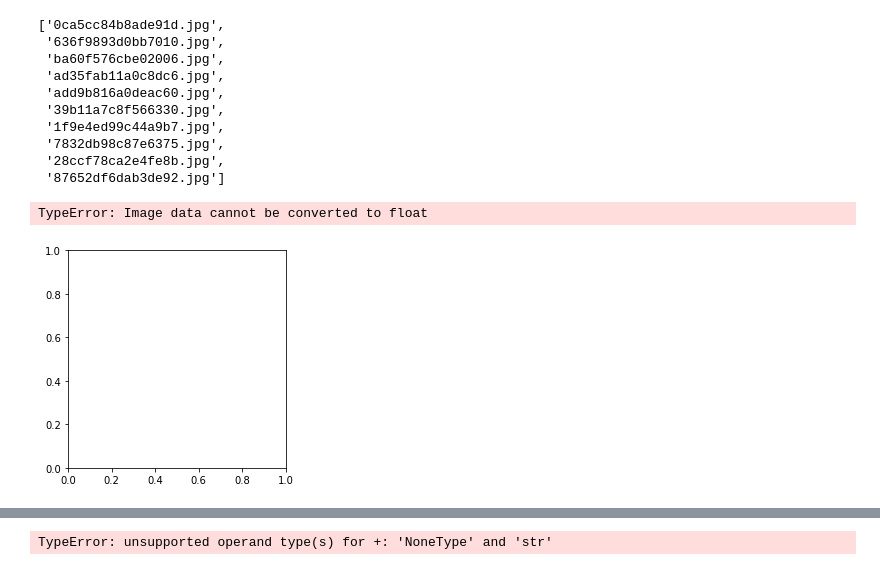
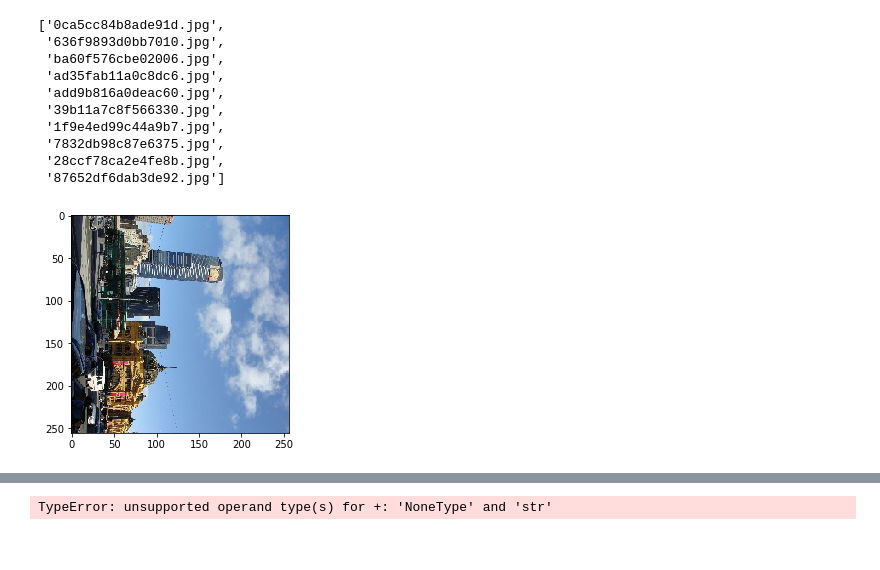
Before and after one commit to Munchic/landmark-challenge, a Jupyter notebook: draft.ipynb, the cells around one changed output, grey strips where cells are left out. Cells and saved outputs as stored; diff of their text form; code cells hidden in the pictures.

```diff
--- a/draft.ipynb
+++ b/draft.ipynb
@@ -22,9 +32,11 @@ os.listdir('dataset/train')[:10]
  '7832db98c87e6375.jpg',
  '28ccf78ca2e4fe8b.jpg',
  '87652df6dab3de92.jpg']
-# %%
-
-plt.imshow('dataset/train/d39eec4fd20f94fb.jpg')
-# %% [output]
-TypeError: Image data cannot be converted to float
-[figure, removed]
+# %%
+a = mpimg.imread('dataset/train-256/0ca5cc84b8ade91d.jpg')
+b = mpimg.imread('dataset/train-256/add9b816a0deac60.jpg')
+# %%
+plt.imshow(a)
+plt.show()
+# %% [output]
+[figure, added]
```
Also changed, not shown: parts of 10 cells of this notebook.
